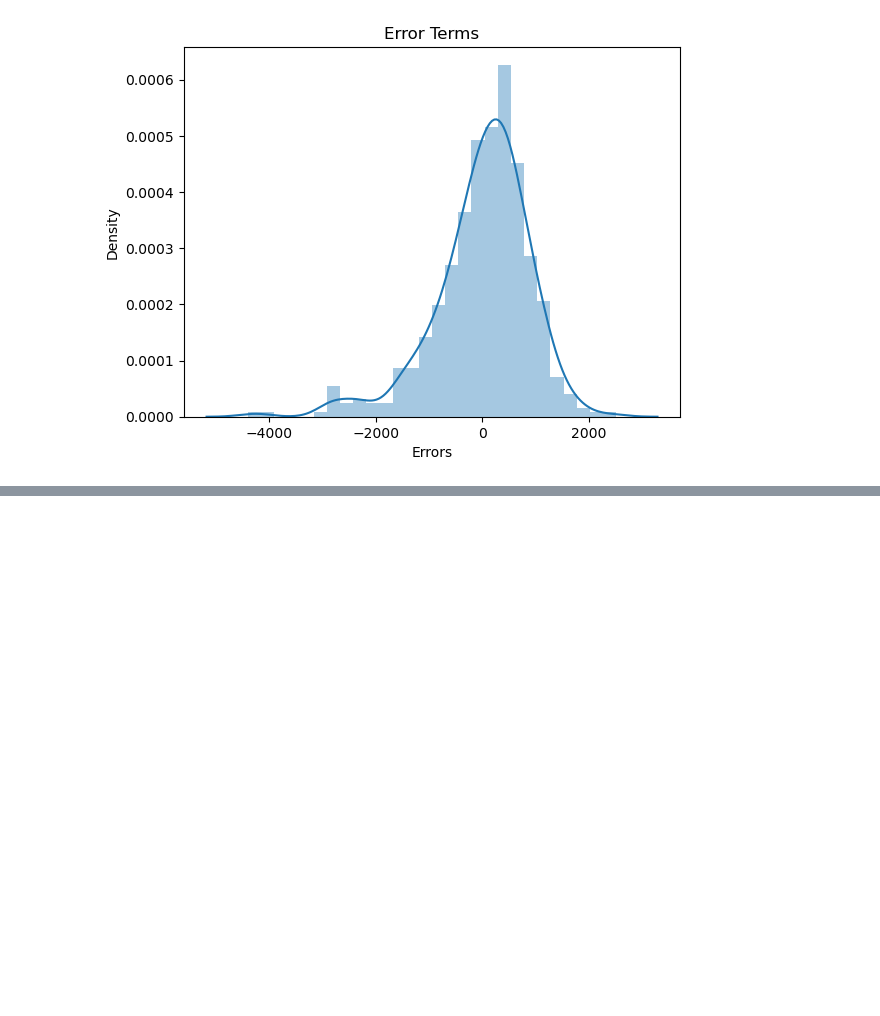
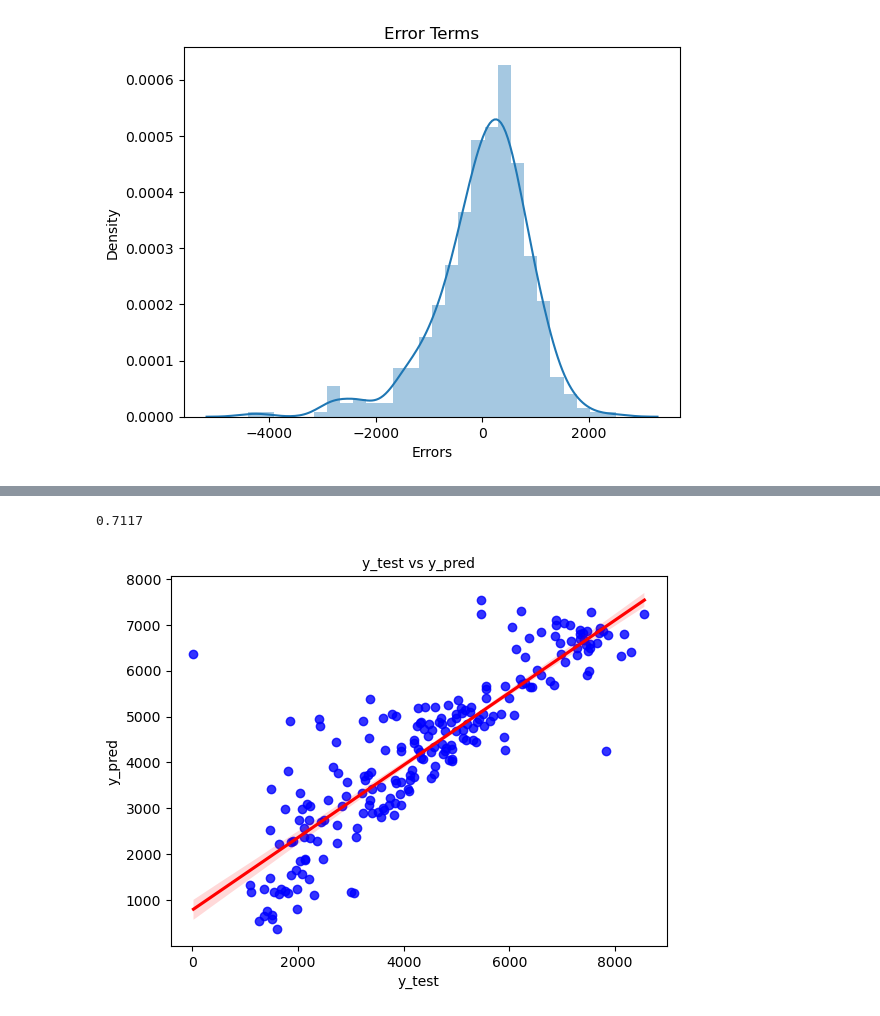
Before and after one commit to SanjayaKumarSahoo/bike-sharing-case-study, a Jupyter notebook: bike-sharring.ipynb, the cells around one changed output, grey strips where cells are left out. Saved outputs shown, nothing was run; the diff lists cells and outputs as text; code cells hidden in the pictures; blank space fills up the shorter version.

```diff
--- a/bike-sharring.ipynb
+++ b/bike-sharring.ipynb
@@ -1210,0 +1292,15 @@ Text(0.5, 0, 'Errors')
+# %%
+# calculate adjusted-R-square value for the test dataset
+adjusted_r2_test = round(1-(1-r2_test)*(X_test.shape[0]-1)/(X_test.shape[0]-X_test.shape[1]-1),4)
+print(adjusted_r2_test)
+# %% [output]
+0.7117
+# %%
+plt.figure()
+sns.regplot(x=y_test, y=y_test_pred, ci=68, fit_reg=True,scatter_kws={"color": "blue"}, line_kws={"color": "red"})
+plt.title('y_test vs y_pred', fontsize=10)
+plt.xlabel('y_test', fontsize=10)
+plt.ylabel('y_pred', fontsize=10)
+plt.show()
+# %% [output]
+[figure, added]
```
Also changed, not shown: parts of 84 cells of this notebook.
